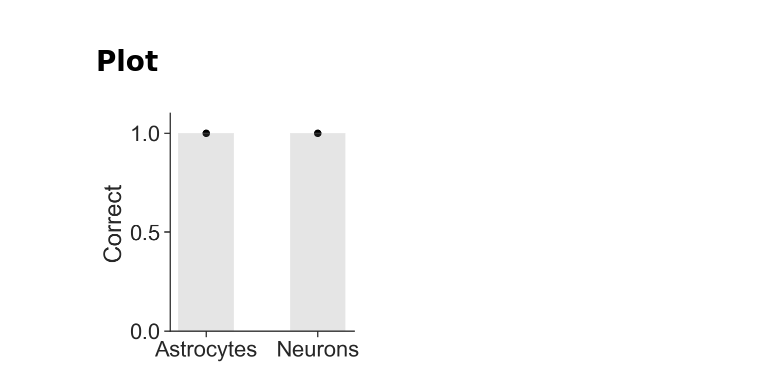
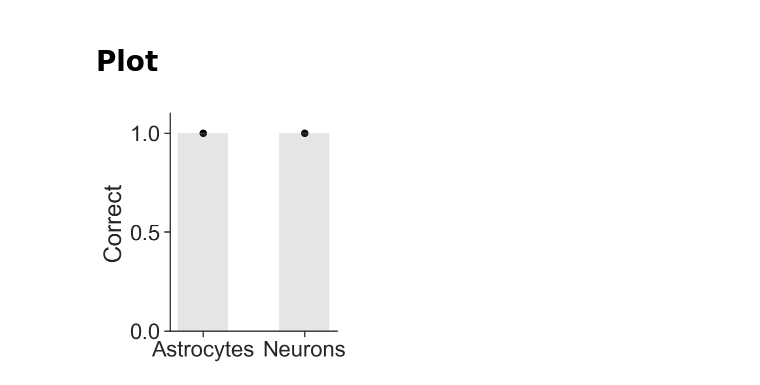
Before and after one commit to CoAxLab/glia_playing_atari, a Jupyter notebook: notebooks/xor_exp3-4.ipynb, the cells around one changed output. Cells and saved outputs as stored; diff of their text form; code cells hidden in the pictures.

```diff
--- a/notebooks/xor_exp3-4.ipynb
+++ b/notebooks/xor_exp3-4.ipynb
@@ -42,16 +42,16 @@ exp4 = get_data(exp4_files, "correct")
 # %%
 # Est stats
 models = ["AAN", "ANN"]
 means = [np.median(exp3["correct"]), np.median(exp3["correct"])]
 
-fig = plt.figure(figsize=(3.3, 4))
+fig = plt.figure(figsize=(3, 4))
 grid = plt.GridSpec(1, 1, wspace=0.3, hspace=0.8)
 plt.bar(models, means, color="grey", alpha=0.2, width=0.5)
 plt.scatter(x=np.repeat(0, 20), y=exp3["correct"], color="black", alpha=0.6)
 plt.scatter(x=np.repeat(1, 20), y=exp4["correct"], color="black", alpha=0.6)
 plt.xticks(np.array([0,1]), ('Astrocytes', 'Neurons'))
 plt.ylim(0, 1.1)
 plt.ylabel("Correct")
 _ = sns.despine()
 # %% [output]
-[figure, old version]
+[figure, new version]
```
Also changed, not shown: 1 other file.
